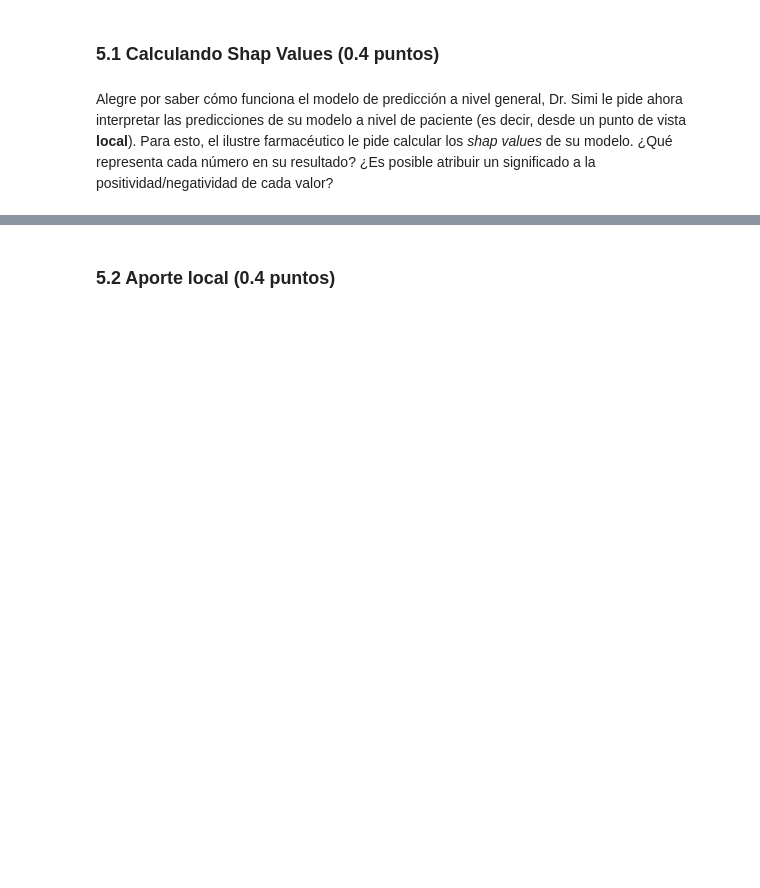
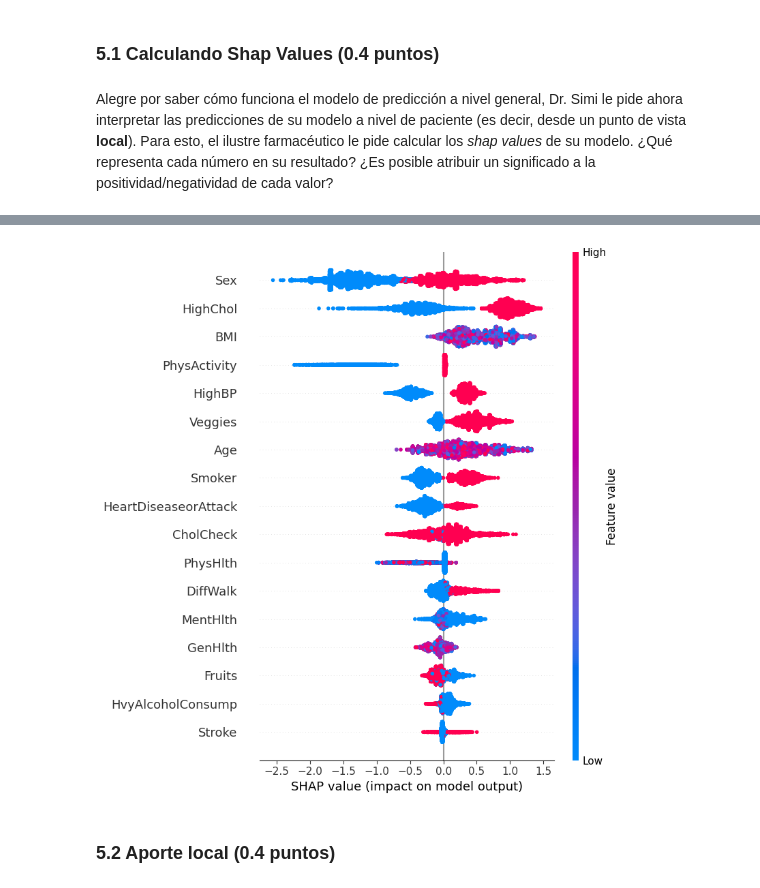
Before and after one commit to tomasaguirre-ignacioalbornoz/MDS7202, a Jupyter notebook: Lab10/Laboratorio10_Enunciado.ipynb, the cells around one changed output, grey strips where cells are left out. Cells and saved outputs as stored; diff of their text form; code cells hidden in the pictures; blank space fills up the shorter version.

```diff
--- a/Lab10/Laboratorio10_Enunciado.ipynb
+++ b/Lab10/Laboratorio10_Enunciado.ipynb
@@ -407,0 +478,22 @@ warnings.filterwarnings("ignore", message=".*The 'nopython' keyword.*")
+# %%
+import shap
+
+# Extraer el modelo real del pipeline
+model = pipeline.named_steps['classifier']
+
+# Crear un explainer SHAP con el modelo y los datos de prueba
+explainer = shap.Explainer(model)
+shap_values = explainer.shap_values(X_test)
+
+# Elegir una observación específica (por ejemplo, la primera)
+observation_index = 0
+
+# Obtener los valores SHAP para la observación seleccionada
+shap_values_observation = shap_values[observation_index]
+
+# Obtener el valor esperado (baseline) del modelo
+expected_value = explainer.expected_value
+
+# Mostrar los valores SHAP para la observación seleccionada
+shap.summary_plot(shap_values, X_test, feature_names=X_test.columns)
+# %% [output]
@@ -408,3 +501,4 @@ warnings.filterwarnings("ignore", message=".*The 'nopython' keyword.*")
+[figure, added]
 # %% [markdown]
 ### 5.2 Aporte local (0.4 puntos)
 # %% [markdown]
```
Also changed, not shown: parts of 7 cells of this notebook.
